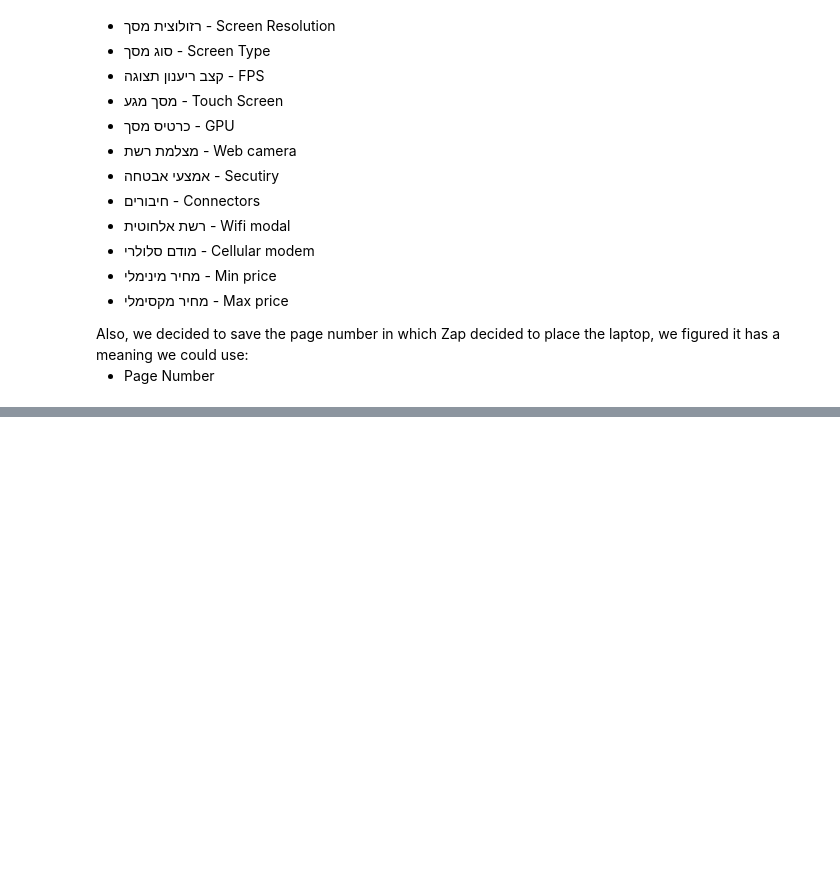
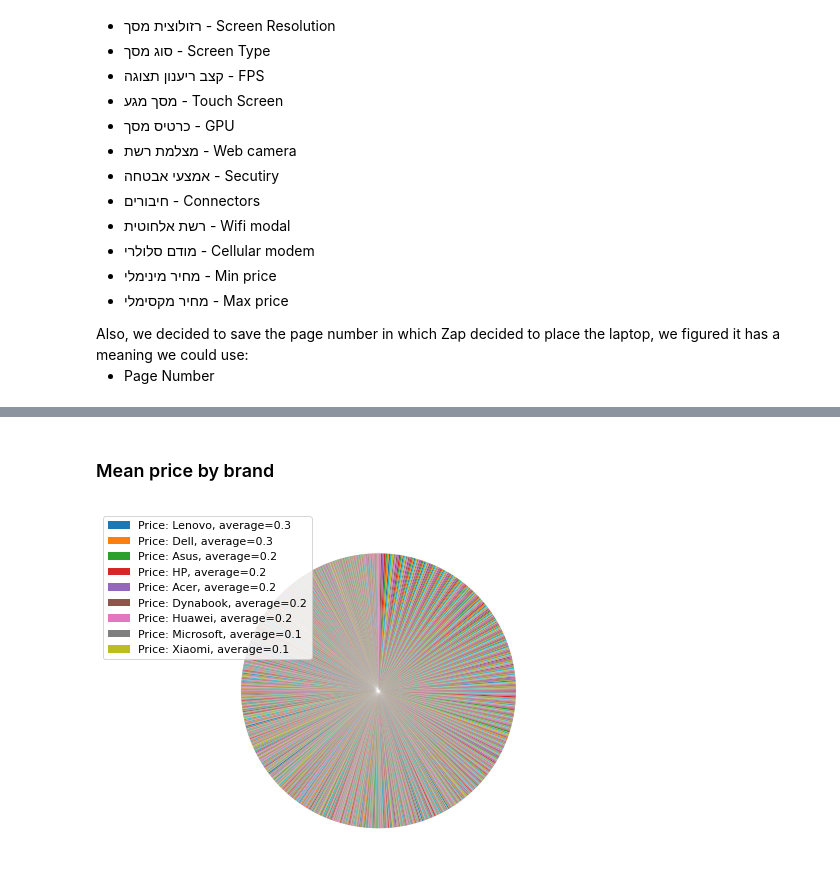
Before and after one commit to shayjr122/ZapDataScience, a Jupyter notebook: new_25_06.ipynb, the cells around one changed output, grey strips where cells are left out. Saved outputs shown, nothing was run; the diff lists cells and outputs as text; code cells hidden in the pictures; blank space fills up the shorter version.

```diff
--- a/new_25_06.ipynb
+++ b/new_25_06.ipynb
@@ -227,0 +497,31 @@ zap_data_crawl_all(BASE_URL, filename, page)
+# %% [markdown]
+<a id='mean_price_by_brand_'></a>
+
+<h3>Mean price by brand</h3>
+# %%
+laptops_brand_counts = laptops_eda['Brand'].value_counts()
+
+laptops_price_mean_by_brand = laptops_eda.groupby('Brand', as_index=False)['Price'].mean()
+laptops_price_mean_by_brand.sort_values(by="Price", inplace=True, ascending=False)
+
+labels = ["Price: %s" % i for i in laptops_brand_counts.index]
+
+fig1, ax1 = plt.subplots(figsize=(6, 5))
+fig1.subplots_adjust(0.3,0,1,1)
+
+_, _ = ax1.pie(laptops_eda['Price'].tolist(), startangle=90)
+
+ax1.axis('equal')
+
+plt.legend(
+    loc='upper left',
+    labels=['%s, average=%1.1f' % (
+        l, (v)) for l, s, v in zip(labels, laptops_price_mean_by_brand.index, laptops_price_mean_by_brand['Price'].tolist())],
+    prop={'size': 11},
+    bbox_to_anchor=(0.0, 1),
+    bbox_transform=fig1.transFigure
+)
+
+plt.show()
+# %% [output]
+[figure, added]
```
Also changed, not shown: parts of 32 cells of this notebook, 5 other files.
